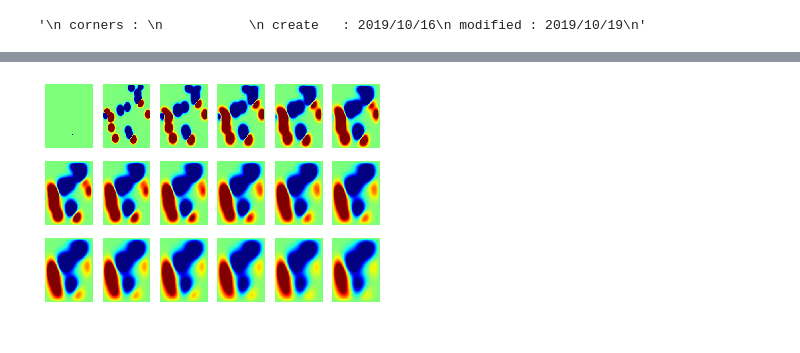
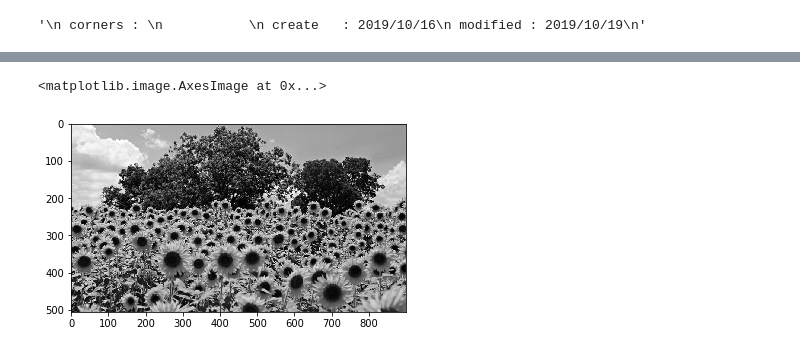
Before and after one commit to happyhyowon/assignment, a Jupyter notebook: vision/assignment2/heatImage.ipynb, the cells around one changed output, grey strips where cells are left out. Cells and saved outputs as stored; diff of their text form; code cells hidden in the pictures.

```diff
--- a/vision/assignment2/heatImage.ipynb
+++ b/vision/assignment2/heatImage.ipynb
@@ -220,28 +51,0 @@ ValueError: unknown file extension: .mp4
-# %%
-dt=0.002;
-Dz=1;
-dx=1;
-dy=1;
-#Those parameters fix the number of points in the grid. For isntance, the total x length of the plate will be dx*nx
-nx=120;
-ny=120;
-nt=50000;
-#We precharge the p matrix which will have inside the numerical solutions.
-p=np.zeros([nx,ny,nt]);
-#Here we set the boundary conditions for t (can be call initial conditions). It is going to be 20 hot or cold points in random positions.
-for f in range(20):
-    p[round((nx-1)*rand()),round((ny-1)*rand()),0]=sign(rand()-0.51);
-for m in range(1,nt):
-    #A simple implementation (but not quite eficient) will be iterating each point at a time. Because we have a matrix, we can operate with whole sections of the matrix at each time.
-    #Basically, we take time slices and operate them as a whole. To use centered differences, we simply shift the matrix one element in the x direction or in the y direction.
-    p[1:nx-1,1:ny-1,m]=p[1:nx-1,1:ny-1,m-1]+dt*Dz*((p[2:nx,1:ny-1,m-1]-2*p[1:nx-1,1:ny-1,m-1]+p[0:nx-2,1:ny-1,m-1])/np.power(dx,2)+(p[1:nx-1,2:ny,m-1]-2*p[1:nx-1,1:ny-1,m-1]+p[1:nx-1,0:ny-2,m-1])/np.power(dy,2));
-
-#Finally we plot several iterations
-fig = figure()
-for g in range(18):
-    subplot(3,6,g+1)
-    axis([0,nx,0,ny])
-    pcolor(p[:,:,round(g*(nt-1)/17)],vmin=-0.001,vmax=0.001,cmap='jet')
-    axis('off')
-# %% [output]
-[figure, removed]
@@ -247,0 +63,8 @@ for g in range(18):
+# %%
+# read image
+img = mpl.image.imread("sunflower.jpg")
+img = rgb2gray(img)
+plt.imshow(img, cmap='gray')
+# %% [output]
+<matplotlib.image.AxesImage at 0x...>
+[figure, added]
```
Also changed, not shown: parts of 4 cells of this notebook, 1 other file.
